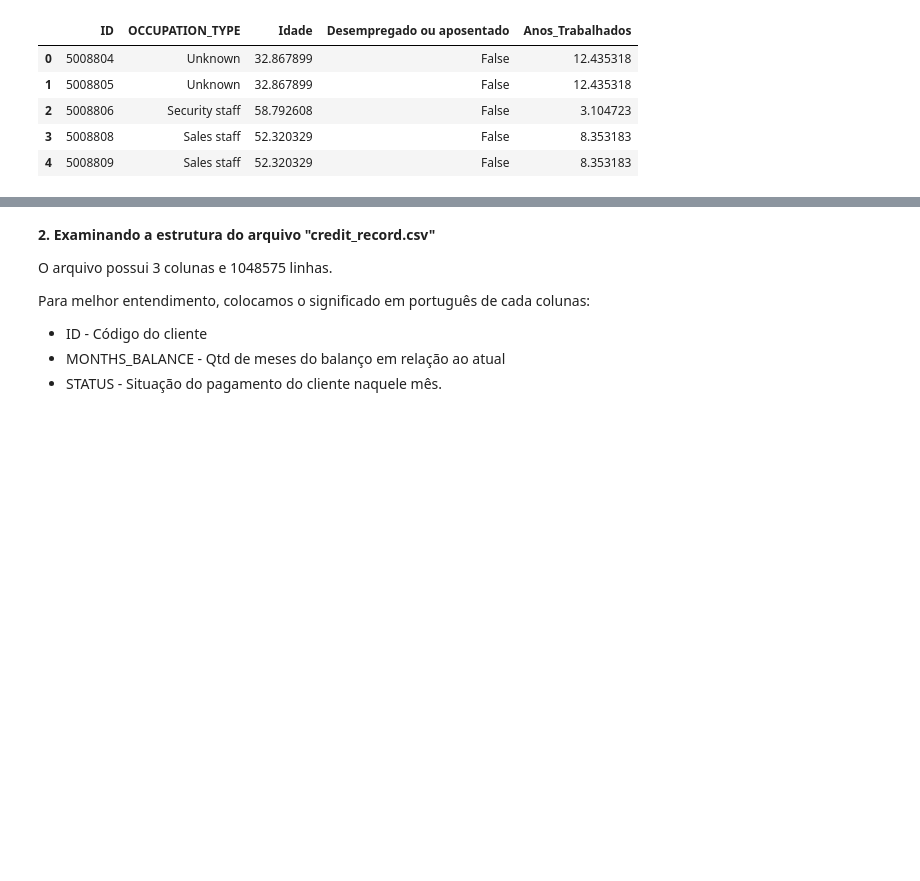
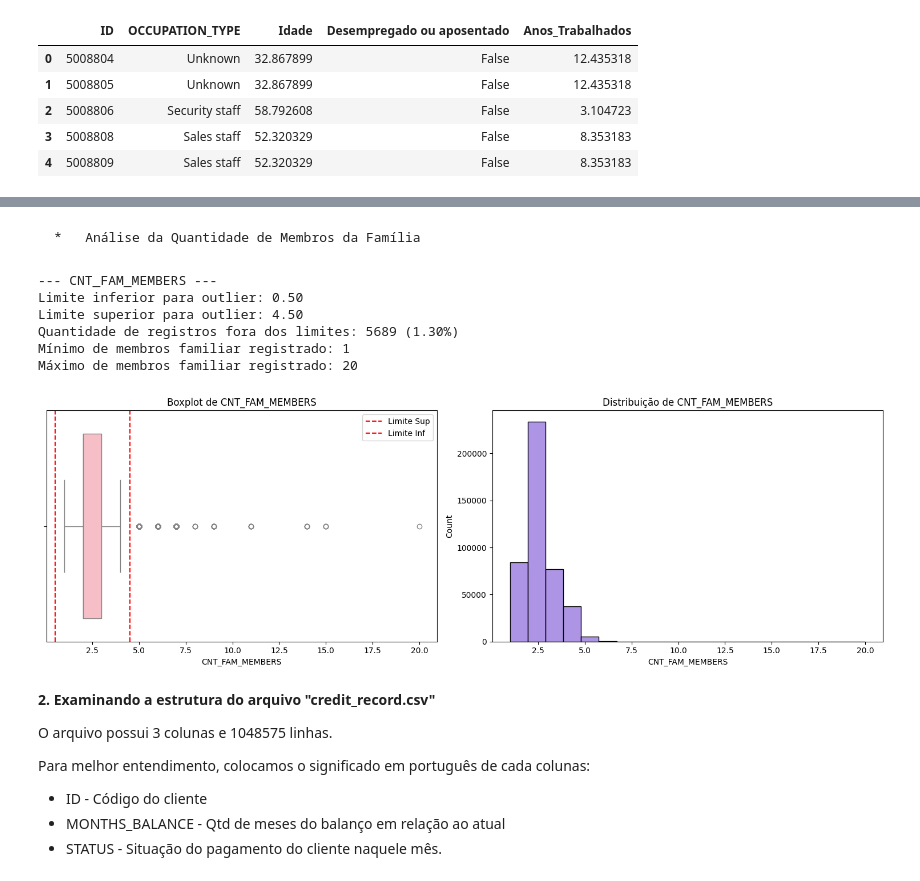
Before and after one commit to fernandinhaalmeida84/Tech_Challenge_Fase_2, a Jupyter notebook: Notebook/Untitled4.ipynb, the cells around one changed output, grey strips where cells are left out. Drawn from its saved outputs; the diff is of its cells as text; code cells hidden in the pictures; blank space fills up the shorter version.

````diff
--- a/Notebook/Untitled4.ipynb
+++ b/Notebook/Untitled4.ipynb
@@ -230,3 +335,44 @@ display(df_excel[['ID', 'OCCUPATION_TYPE', 'Idade', 'Desempregado ou aposentado'
+# %% [markdown]
+```markdown
+*   Análise da Quantidade de Membros da Família
+```
+# %%
+col = 'CNT_FAM_MEMBERS'
+Q1 = df_excel[col].quantile(0.25)
+Q3 = df_excel[col].quantile(0.75)
+IQR = Q3 - Q1
+
+limite_inferior = Q1 - 1.5 * IQR
+limite_superior = Q3 + 1.5 * IQR
+
+outliers = df_excel[(df_excel[col] < limite_inferior) | (df_excel[col] > limite_superior)]
+
+print(f"--- {col} ---")
+print(f"Limite inferior para outlier: {limite_inferior:.2f}")
+print(f"Limite superior para outlier: {limite_superior:.2f}")
+print(f"Quantidade de registros fora dos limites: {outliers.shape[0]} ({outliers.shape[0]/df_excel.shape[0]*100:.2f}%)")
+print(f"Mínimo de membros familiar registrado: {df_excel[col].min():.0f}")
+print(f"Máximo de membros familiar registrado: {df_excel[col].max():.0f}")
+
+fig, axes = plt.subplots(1, 2, figsize=(15, 5))
+sns.boxplot(ax=axes[0], x=df_excel[col], color='lightpink')
+axes[0].set_title(f'Boxplot de {col}')
+axes[0].axvline(limite_superior, color='red', linestyle='--', label='Limite Sup')
+axes[0].axvline(limite_inferior, color='red', linestyle='--', label='Limite Inf')
+axes[0].legend()
+
+sns.histplot(ax=axes[1], x=df_excel[col], bins=20, kde=False, color='mediumpurple')
+axes[1].set_title(f'Distribuição de {col}')
+plt.tight_layout()
+plt.show()
+# %% [output]
+--- CNT_FAM_MEMBERS ---
+Limite inferior para outlier: 0.50
+Limite superior para outlier: 4.50
+Quantidade de registros fora dos limites: 5689 (1.30%)
+Mínimo de membros familiar registrado: 1
+Máximo de membros familiar registrado: 20
+[figure, added]
 # %% [markdown]
 **2. Examinando a estrutura do arquivo "credit_record.csv"**
 
````
Also changed, not shown: parts of 7 cells of this notebook.
